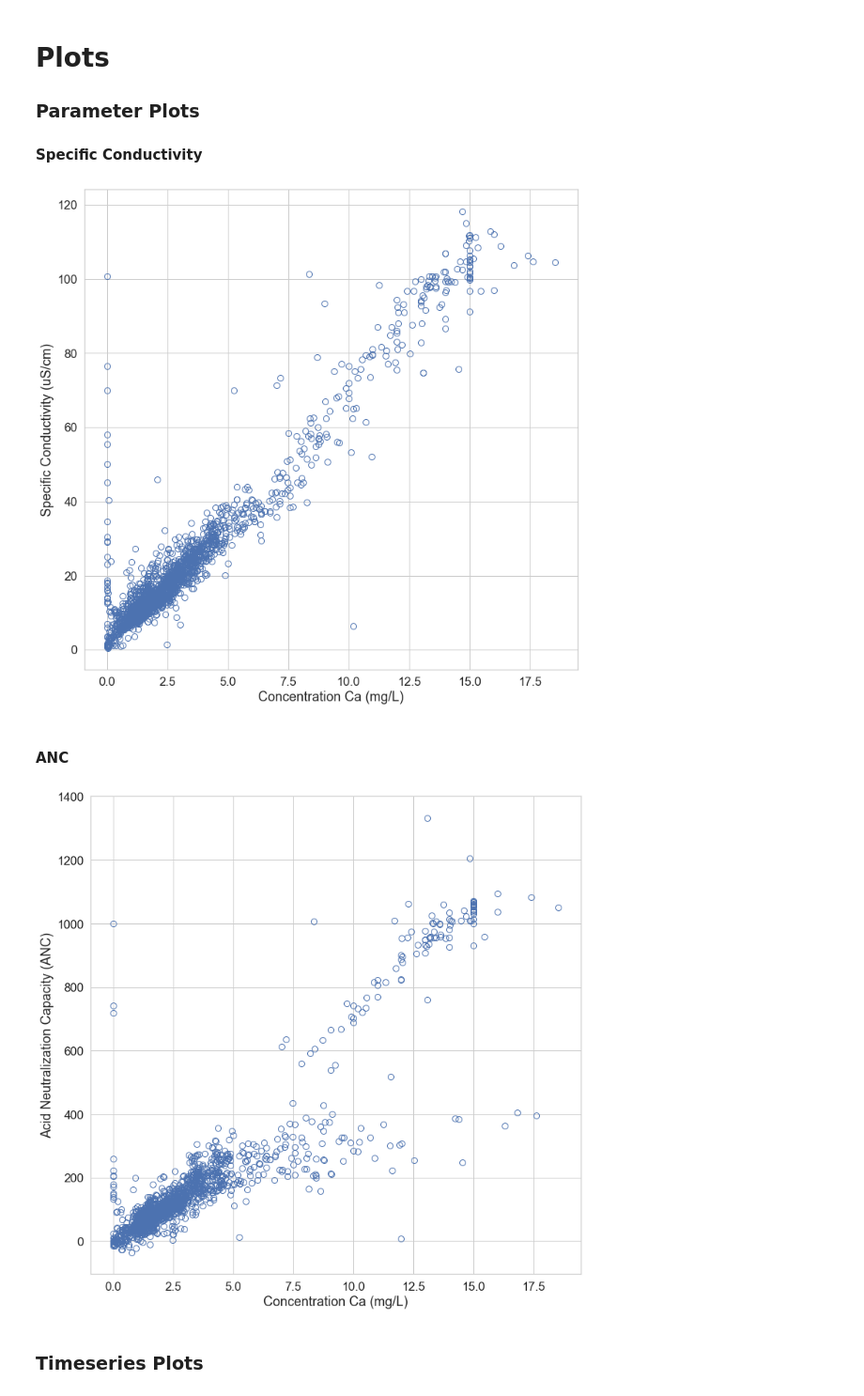
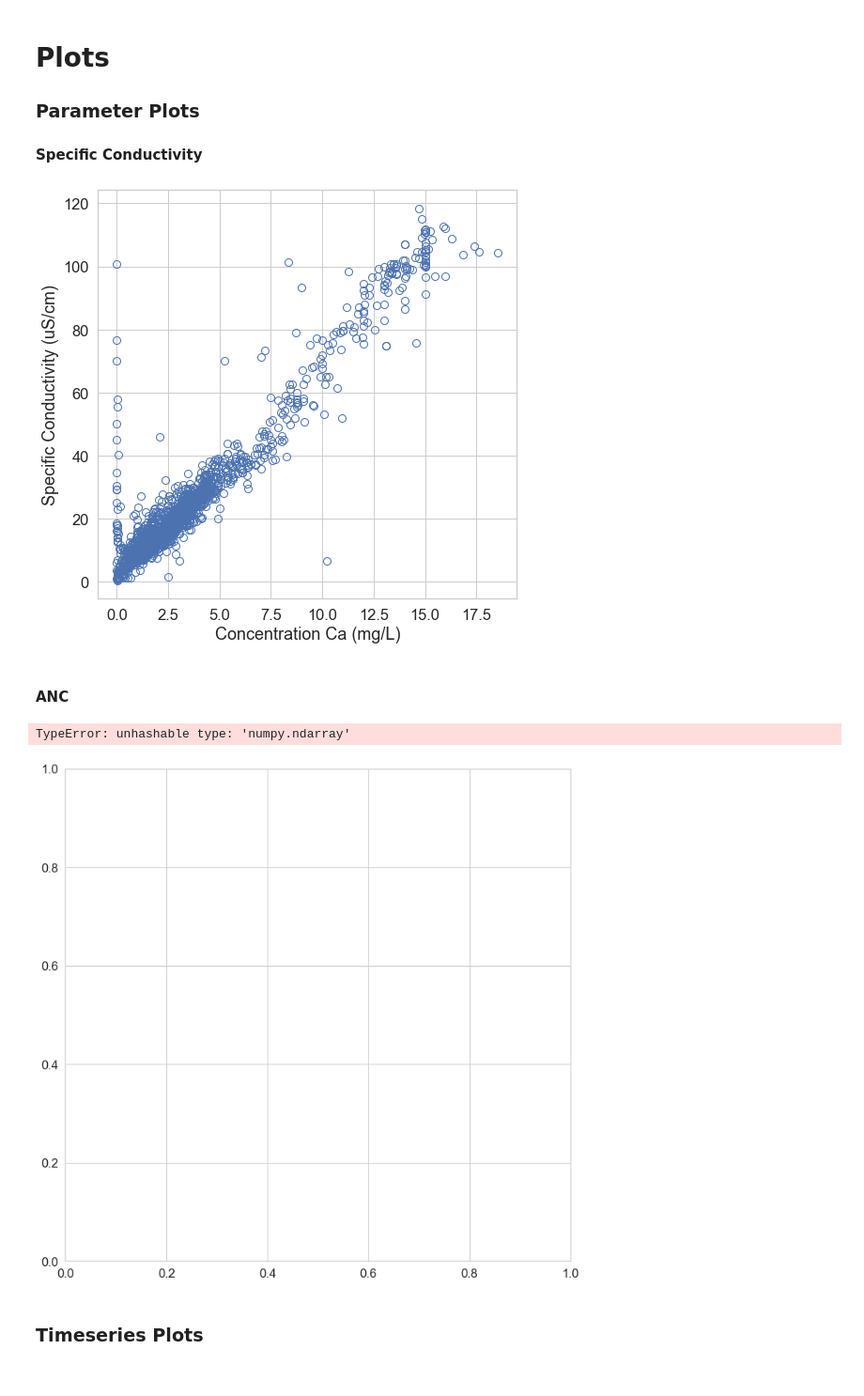
Before and after one commit to MECMccormick/alpine-lake-chemistry, a Jupyter notebook: ea-2021-lakechem-proj-MECM.ipynb, the cells around one changed output. Shown at 94% size. Saved outputs shown, nothing was run; the diff lists cells and outputs as text; code cells hidden in the pictures.

```diff
--- a/ea-2021-lakechem-proj-MECM.ipynb
+++ b/ea-2021-lakechem-proj-MECM.ipynb
@@ -98,7 +70,7 @@ FILE
 * THERE ARE 44 CRATER LAKE EXISTS IN 2 PLACES; removed several that are short-only
 # %%
 # Create file paths
-lakeproj_path = os.path.join('alpine-lake-chemistry', 'data')
+lakeproj_path = os.path.join('data')
 lakechem_path = os.path.join(lakeproj_path,
                              'r2-lt-lake-chem-cleaned.csv')
 # TODO: ACCESS PROGRAMMATICALLY???
@@ -128,6 +100,6 @@ states = ['CO', 'WY']
 state_bounds = state_bounds.loc[state_bounds['STUSPS'].isin(states)]
 
 # Optional: take a look!
-# lakechem_all.head()
+lakechem_all.head()
 # lake_coords.head()
 # state_bounds.head()
@@ -160,7 +143,7 @@ color_dict = dict(zip(lakenames, colors))
 sns.set(font_scale=1.5)
 sns.set_style('whitegrid')
 
-fig1, ax1 = plt.subplots(figsize=(12,12))
+fig1, ax1 = plt.subplots(figsize=(8,8))
 ax1.plot(lakechem_subset['Ca'],
          lakechem_subset['specific-conductivity'],
          ls='None',
@@ -171,22 +154,31 @@ ax1.set(xlabel='Concentration Ca (mg/L)',
        ylabel = 'Specific Conductivity (uS/cm)')
 plt.show()
 # %% [output]
-[figure, old version]
+[figure, new version]
 # %% [markdown]
 #### ANC
 # %%
-fig2, ax2 = plt.subplots(figsize=(12,12))
-ax2.plot(lakechem_subset['Ca'],
-         lakechem_subset['ANC'],
-         ls='None',
-         marker='o',
-         markersize=8,
-         mfc='None')
-ax2.set(xlabel= 'Concentration Ca (mg/L)',
-       ylabel = 'Acid Neutralization Capacity (ANC)')
+fig2, ax2 = plt.subplots(figsize=(12, 12))
+
+for alake in lch_grouped:
+    ax2.plot(lch_grouped['Ca'],
+             lch_grouped['ANC'],
+             ls='None',
+             marker='o',
+             markersize=8,
+             mfc='None')
+# ax2.plot(lakechem_subset['Ca'],
+#          lakechem_subset['ANC'],
+#          ls='None',
+#          marker='o',
+#          markersize=8,
+#          mfc='None')
+ax2.set(xlabel='Concentration Ca (mg/L)',
+        ylabel='Acid Neutralization Capacity (ANC)')
 plt.show()
 # %% [output]
+TypeError: unhashable type: 'numpy.ndarray'
-[figure, old version]
+[figure, new version]
 # %% [markdown]
 ### Timeseries Plots
 # %%
```
Also changed, not shown: parts of 7 cells of this notebook, 1 other file.
